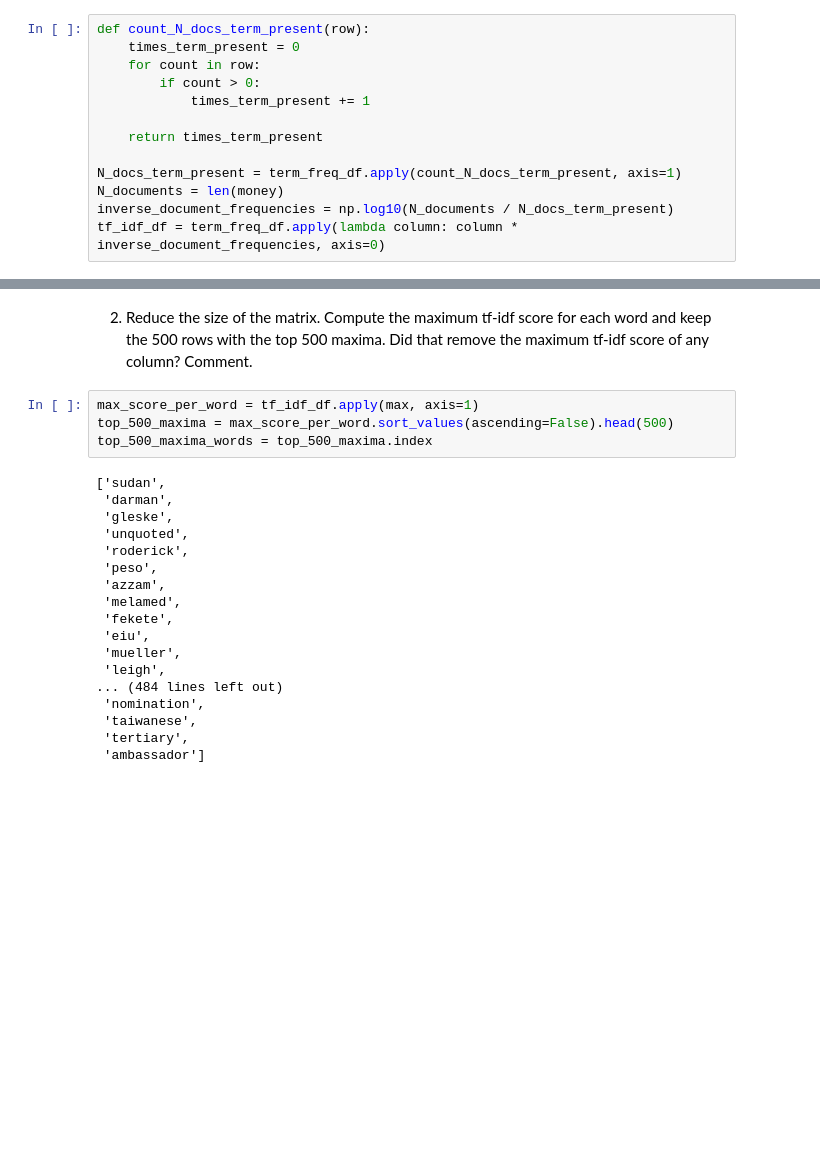
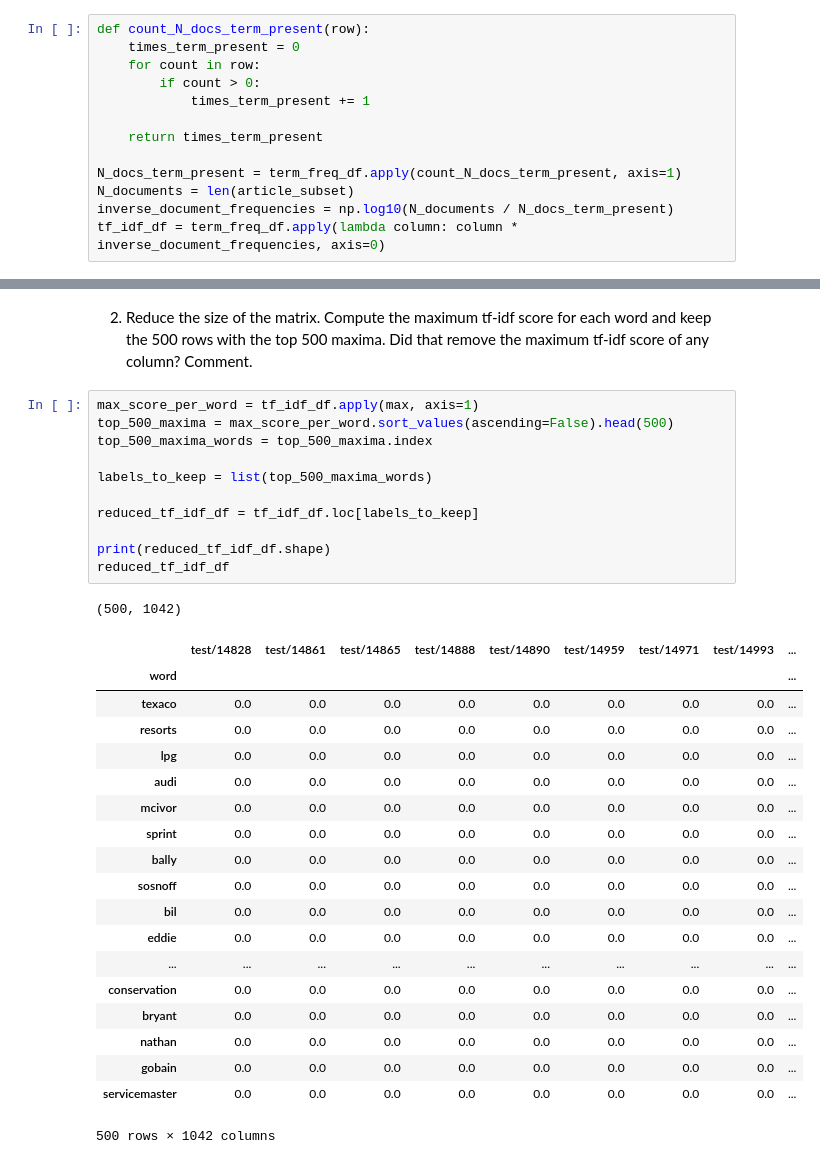
Before and after one commit to crypdick/vector_semantics, a Jupyter notebook: Decal_vector_semantics.ipynb, the cells around one changed output, grey strips where cells are left out. Saved outputs shown, nothing was run; the diff lists cells and outputs as text; blank space fills up the shorter version.

```diff
--- a/Decal_vector_semantics.ipynb
+++ b/Decal_vector_semantics.ipynb
@@ -84,6 +124,6 @@ def count_N_docs_term_present(row):
     return times_term_present
 
 N_docs_term_present = term_freq_df.apply(count_N_docs_term_present, axis=1)
-N_documents = len(money)
+N_documents = len(article_subset)
 inverse_document_frequencies = np.log10(N_documents / N_docs_term_present)
 tf_idf_df = term_freq_df.apply(lambda column: column * inverse_document_frequencies, axis=0)
@@ -114,25 +156,35 @@ tf_idf_df
 # %%
 max_score_per_word = tf_idf_df.apply(max, axis=1)
 top_500_maxima = max_score_per_word.sort_values(ascending=False).head(500)
 top_500_maxima_words = top_500_maxima.index
+
+labels_to_keep = list(top_500_maxima_words)
+
+reduced_tf_idf_df = tf_idf_df.loc[labels_to_keep]
+
+print(reduced_tf_idf_df.shape)
+reduced_tf_idf_df
 # %% [output]
-['sudan',
- 'darman',
- 'gleske',
- 'unquoted',
- 'roderick',
- 'peso',
- 'azzam',
- 'melamed',
- 'fekete',
- 'eiu',
- 'mueller',
- 'leigh',
-... (484 lines left out)
- 'nomination',
- 'taiwanese',
- 'tertiary',
- 'ambassador']
+(500, 1042)
+|  | test/14828 | test/14861 | test/14865 | test/14888 | test/14890 | test/14959 | test/14971 | test/14993 | ... |
+| word |  |  |  |  |  |  |  |  | ... |
+| texaco | 0.0 | 0.0 | 0.0 | 0.0 | 0.0 | 0.0 | 0.0 | 0.0 | ... |
+| resorts | 0.0 | 0.0 | 0.0 | 0.0 | 0.0 | 0.0 | 0.0 | 0.0 | ... |
+| lpg | 0.0 | 0.0 | 0.0 | 0.0 | 0.0 | 0.0 | 0.0 | 0.0 | ... |
+| audi | 0.0 | 0.0 | 0.0 | 0.0 | 0.0 | 0.0 | 0.0 | 0.0 | ... |
+| mcivor | 0.0 | 0.0 | 0.0 | 0.0 | 0.0 | 0.0 | 0.0 | 0.0 | ... |
+| sprint | 0.0 | 0.0 | 0.0 | 0.0 | 0.0 | 0.0 | 0.0 | 0.0 | ... |
+| bally | 0.0 | 0.0 | 0.0 | 0.0 | 0.0 | 0.0 | 0.0 | 0.0 | ... |
+| sosnoff | 0.0 | 0.0 | 0.0 | 0.0 | 0.0 | 0.0 | 0.0 | 0.0 | ... |
+| bil | 0.0 | 0.0 | 0.0 | 0.0 | 0.0 | 0.0 | 0.0 | 0.0 | ... |
+| eddie | 0.0 | 0.0 | 0.0 | 0.0 | 0.0 | 0.0 | 0.0 | 0.0 | ... |
+| ... | ... | ... | ... | ... | ... | ... | ... | ... | ... |
+| conservation | 0.0 | 0.0 | 0.0 | 0.0 | 0.0 | 0.0 | 0.0 | 0.0 | ... |
+| bryant | 0.0 | 0.0 | 0.0 | 0.0 | 0.0 | 0.0 | 0.0 | 0.0 | ... |
+| nathan | 0.0 | 0.0 | 0.0 | 0.0 | 0.0 | 0.0 | 0.0 | 0.0 | ... |
+| gobain | 0.0 | 0.0 | 0.0 | 0.0 | 0.0 | 0.0 | 0.0 | 0.0 | ... |
+| servicemaster | 0.0 | 0.0 | 0.0 | 0.0 | 0.0 | 0.0 | 0.0 | 0.0 | ... |
+500 rows × 1042 columns
 # %%
 # TODO figure out how to do this
 
```
Also changed, not shown: parts of 10 cells of this notebook.
